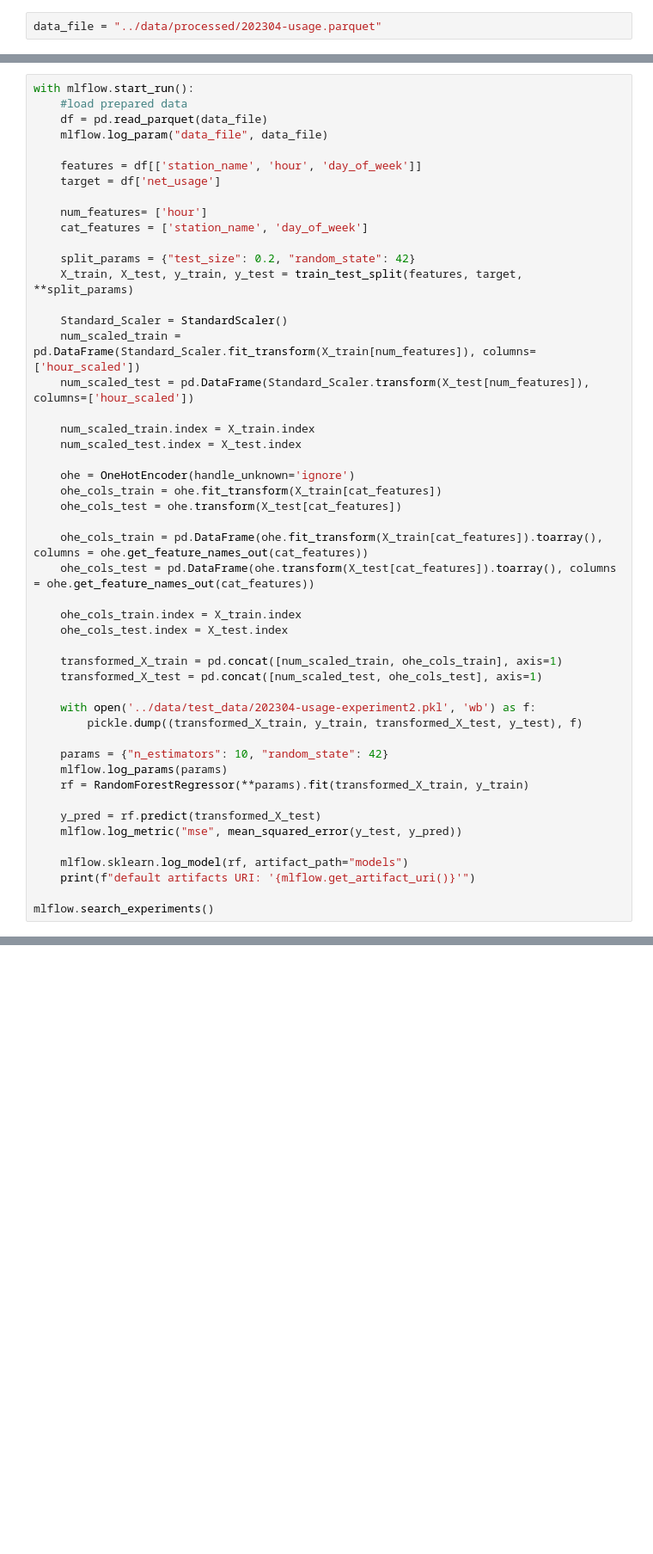
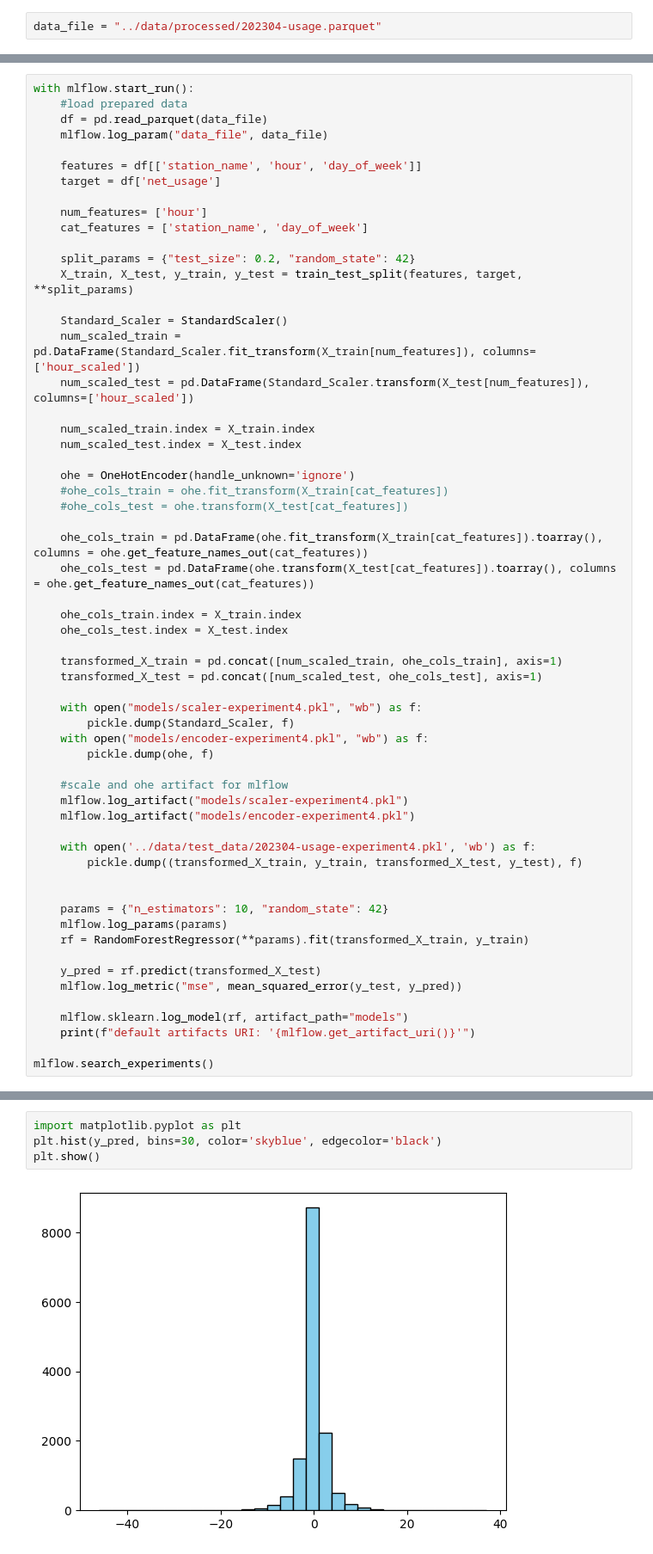
Before and after one commit to thecochenille/divvy-mlops, a Jupyter notebook: experiment_tracking/model_experiment_rf_ohe.ipynb, the cells around one changed output, grey strips where cells are left out. Shown at 86% size. Cells and saved outputs as stored; diff of their text form; blank space fills up the shorter version.

```diff
--- a/experiment_tracking/model_experiment_rf_ohe.ipynb
+++ b/experiment_tracking/model_experiment_rf_ohe.ipynb
@@ -52,8 +51,8 @@ with mlflow.start_run():
     num_scaled_test.index = X_test.index
 
     ohe = OneHotEncoder(handle_unknown='ignore')
-    ohe_cols_train = ohe.fit_transform(X_train[cat_features])
-    ohe_cols_test = ohe.transform(X_test[cat_features])
+    #ohe_cols_train = ohe.fit_transform(X_train[cat_features])
+    #ohe_cols_test = ohe.transform(X_test[cat_features])
 
     ohe_cols_train = pd.DataFrame(ohe.fit_transform(X_train[cat_features]).toarray(), columns = ohe.get_feature_names_out(cat_features))
     ohe_cols_test = pd.DataFrame(ohe.transform(X_test[cat_features]).toarray(), columns = ohe.get_feature_names_out(cat_features))
@@ -64,8 +63,18 @@ with mlflow.start_run():
     transformed_X_train = pd.concat([num_scaled_train, ohe_cols_train], axis=1)
     transformed_X_test = pd.concat([num_scaled_test, ohe_cols_test], axis=1)
 
-    with open('../data/test_data/202304-usage-experiment2.pkl', 'wb') as f:
+    with open("models/scaler-experiment4.pkl", "wb") as f:
+        pickle.dump(Standard_Scaler, f)
+    with open("models/encoder-experiment4.pkl", "wb") as f:
+        pickle.dump(ohe, f)
+
+    #scale and ohe artifact for mlflow
+    mlflow.log_artifact("models/scaler-experiment4.pkl")
+    mlflow.log_artifact("models/encoder-experiment4.pkl")
+
+    with open('../data/test_data/202304-usage-experiment4.pkl', 'wb') as f:
         pickle.dump((transformed_X_train, y_train, transformed_X_test, y_test), f)
+
 
     params = {"n_estimators": 10, "random_state": 42}
     mlflow.log_params(params)
@@ -87,0 +92,6 @@ default artifacts URI: 'gs://mlops-divvy-experiment-tracking/mlruns/4/814040a550
+# %%
+import matplotlib.pyplot as plt
+plt.hist(y_pred, bins=30, color='skyblue', edgecolor='black')
+plt.show()
+# %% [output]
+[figure, added]
```
Also changed, not shown: parts of 5 cells of this notebook.
